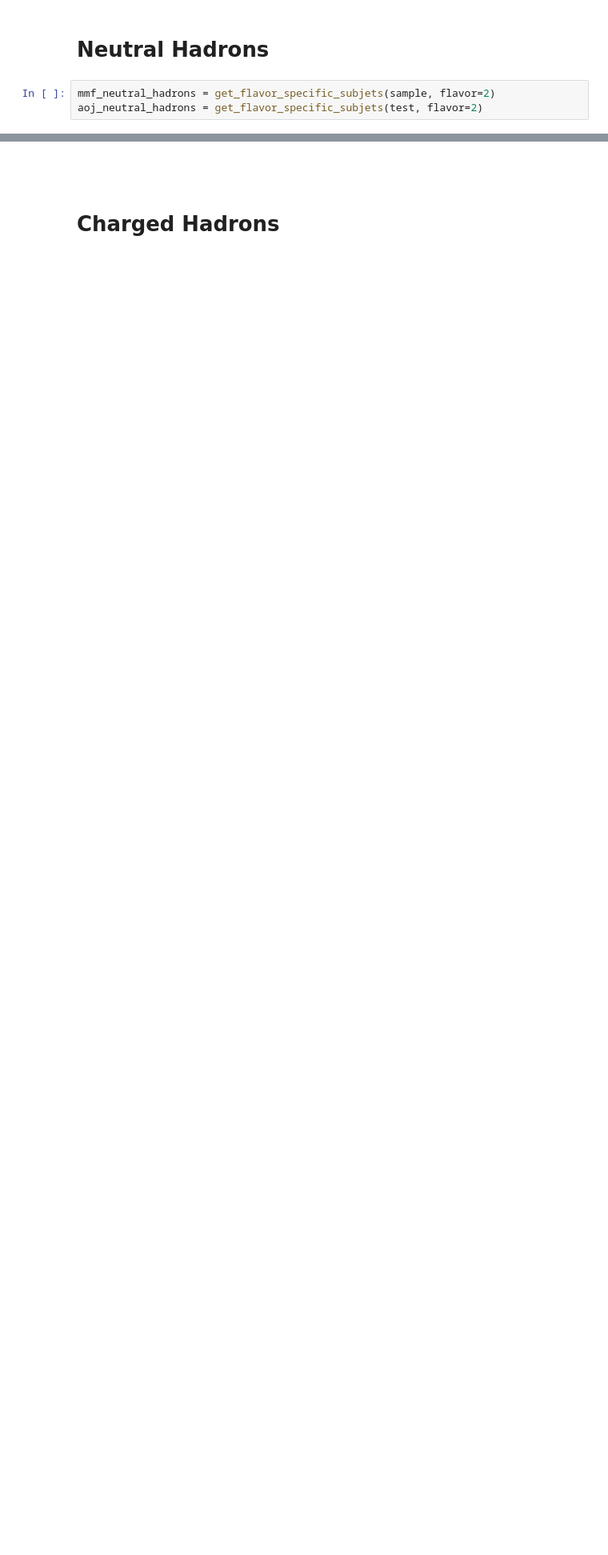
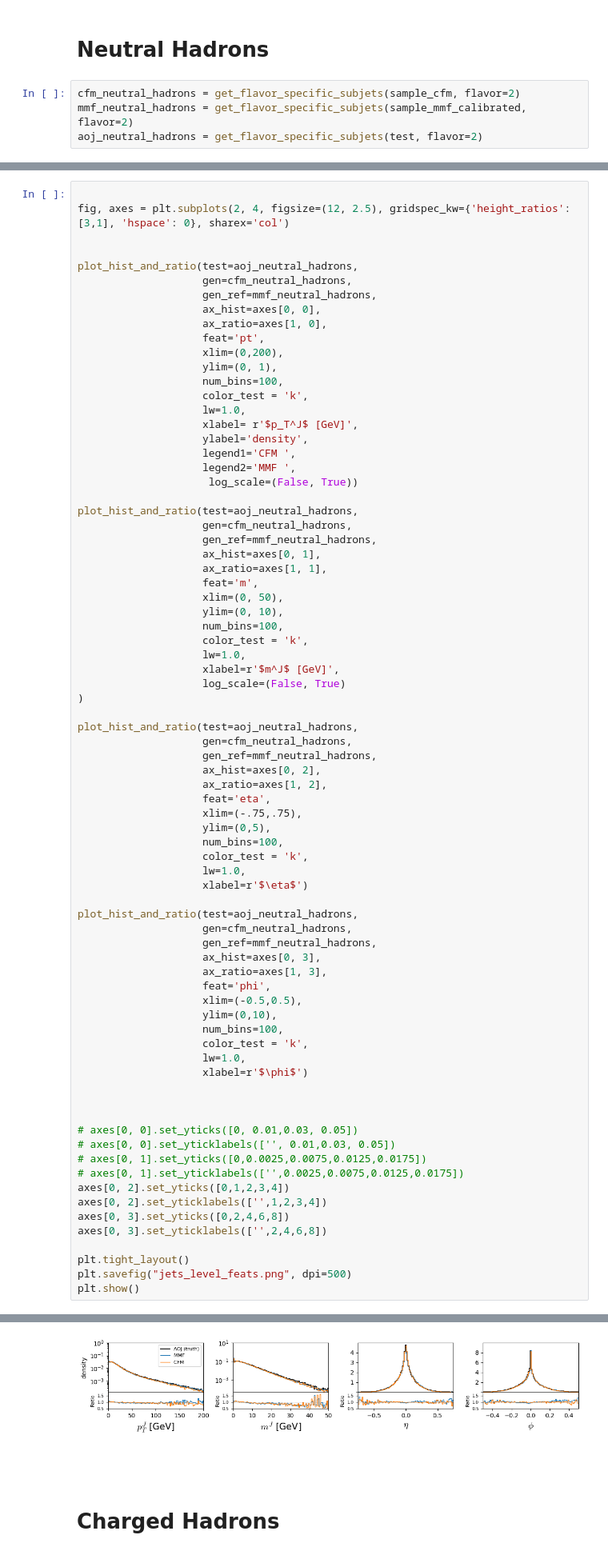
Before and after one commit to dfaroughy/Multimodal-flows, a Jupyter notebook: notebooks/MMF_results.ipynb, the cells around one changed output, grey strips where cells are left out. Shown at 80% size. Saved outputs shown, nothing was run; the diff lists cells and outputs as text; blank space fills up the shorter version.

```diff
--- a/notebooks/MMF_results.ipynb
+++ b/notebooks/MMF_results.ipynb
@@ -420,7 +884,8 @@ UserWarning: Attempt to set non-positive ylim on a log-scaled axis will be ignor
 # %% [markdown]
 # Neutral Hadrons
 # %%
-mmf_neutral_hadrons = get_flavor_specific_subjets(sample, flavor=2)
+cfm_neutral_hadrons = get_flavor_specific_subjets(sample_cfm, flavor=2)
+mmf_neutral_hadrons = get_flavor_specific_subjets(sample_mmf_calibrated, flavor=2)
 aoj_neutral_hadrons = get_flavor_specific_subjets(test, flavor=2)
 # %% [output]
 Clustering jets with fastjet
@@ -573,0 +901,78 @@ UserWarning: Attempt to set non-positive ylim on a log-scaled axis will be ignor
+# %%
+
+fig, axes = plt.subplots(2, 4, figsize=(12, 2.5), gridspec_kw={'height_ratios':[3,1], 'hspace': 0}, sharex='col')
+
+
+plot_hist_and_ratio(test=aoj_neutral_hadrons,
+                    gen=cfm_neutral_hadrons,
+                    gen_ref=mmf_neutral_hadrons,
+                    ax_hist=axes[0, 0],
+                    ax_ratio=axes[1, 0],
+                    feat='pt',
+                    xlim=(0,200),
+                    ylim=(0, 1),
+                    num_bins=100,
+                    color_test = 'k',
+                    lw=1.0,
+                    xlabel= r'$p_T^J$ [GeV]',
+                    ylabel='density',
+                    legend1='CFM ',
+                    legend2='MMF ',
+                     log_scale=(False, True))
+
+plot_hist_and_ratio(test=aoj_neutral_hadrons,
+                    gen=cfm_neutral_hadrons,
+                    gen_ref=mmf_neutral_hadrons,
+                    ax_hist=axes[0, 1],
+                    ax_ratio=axes[1, 1],
+                    feat='m',
+                    xlim=(0, 50),
+                    ylim=(0, 10),
+                    num_bins=100,
+                    color_test = 'k',
+                    lw=1.0,
+                    xlabel=r'$m^J$ [GeV]',
+                    log_scale=(False, True)
+)
+
+plot_hist_and_ratio(test=aoj_neutral_hadrons,
+                    gen=cfm_neutral_hadrons,
+                    gen_ref=mmf_neutral_hadrons,
+                    ax_hist=axes[0, 2],
+                    ax_ratio=axes[1, 2],
+                    feat='eta',
+                    xlim=(-.75,.75),
+                    ylim=(0,5),
+                    num_bins=100,
+                    color_test = 'k',
+                    lw=1.0,
+                    xlabel=r'$\eta$')
+
+plot_hist_and_ratio(test=aoj_neutral_hadrons,
+                    gen=cfm_neutral_hadrons,
+                    gen_ref=mmf_neutral_hadrons,
+                    ax_hist=axes[0, 3],
+                    ax_ratio=axes[1, 3],
+                    feat='phi',
+                    xlim=(-0.5,0.5),
+                    ylim=(0,10),
+                    num_bins=100,
+                    color_test = 'k',
+                    lw=1.0,
+                    xlabel=r'$\phi$')
+
+
+
+# axes[0, 0].set_yticks([0, 0.01,0.03, 0.05])
+# axes[0, 0].set_yticklabels(['', 0.01,0.03, 0.05])
+# axes[0, 1].set_yticks([0,0.0025,0.0075,0.0125,0.0175])
+# axes[0, 1].set_yticklabels(['',0.0025,0.0075,0.0125,0.0175])
+axes[0, 2].set_yticks([0,1,2,3,4])
+axes[0, 2].set_yticklabels(['',1,2,3,4])
+axes[0, 3].set_yticks([0,2,4,6,8])
+axes[0, 3].set_yticklabels(['',2,4,6,8])
+
+plt.tight_layout()
+plt.savefig("jets_level_feats.png", dpi=500)
+plt.show()
+# %% [output]
@@ -574,3 +981,4 @@ UserWarning: Attempt to set non-positive ylim on a log-scaled axis will be ignor
+[figure, added]
 # %% [markdown]
 #
 # %% [markdown]
```
Also changed, not shown: parts of 59 cells of this notebook, 12 other files.
